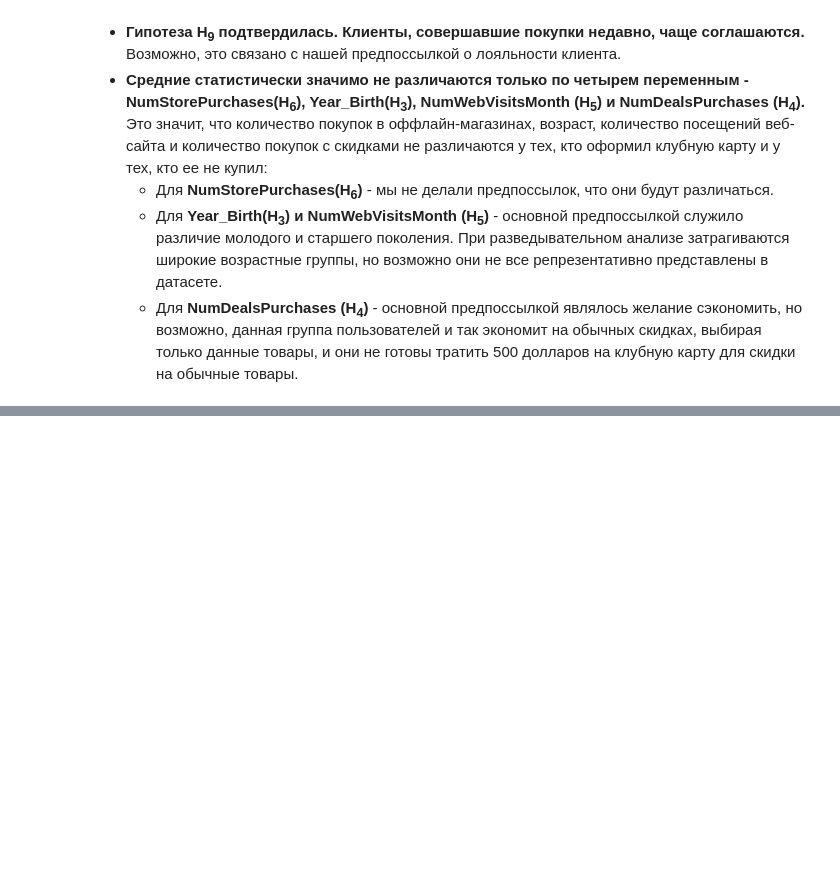
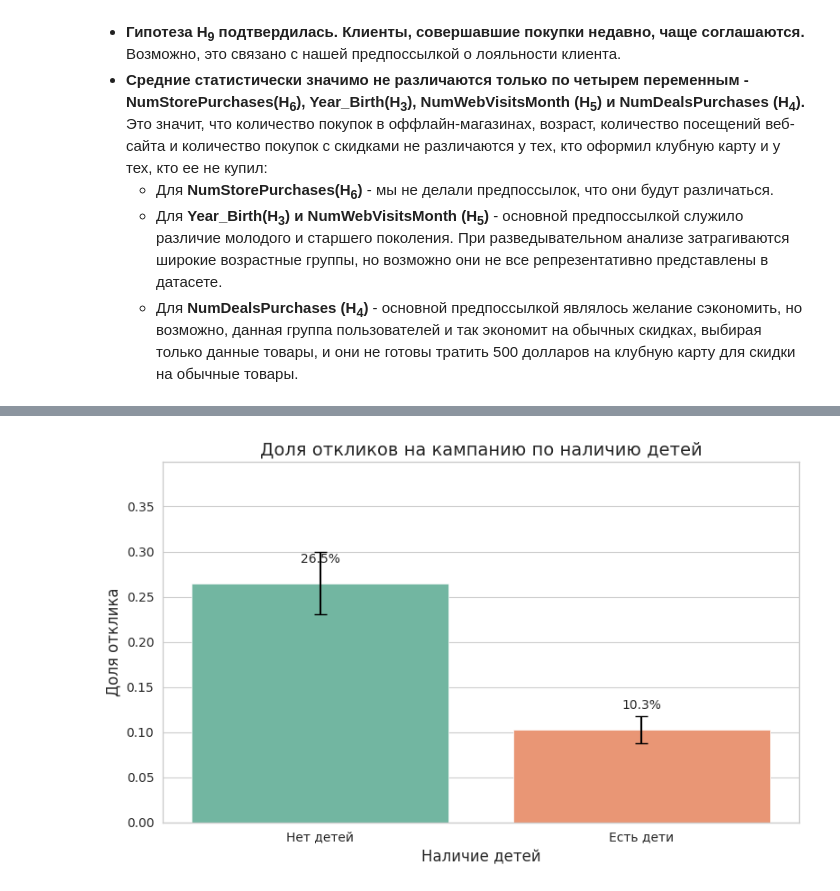
Before and after one commit to AndreyTrichev/customer-purchase-prediction, a Jupyter notebook: EDA_plus_test.ipynb, the cells around one changed output, grey strips where cells are left out. Saved outputs shown, nothing was run; the diff lists cells and outputs as text; code cells hidden in the pictures; blank space fills up the shorter version.

```diff
--- a/EDA_plus_test.ipynb
+++ b/EDA_plus_test.ipynb
@@ -1165,0 +1398,96 @@ results_df.sort_values('p-value')
+# %%
+import pandas as pd
+import numpy as np
+import seaborn as sns
+import matplotlib.pyplot as plt
+import statsmodels.formula.api as smf
+from scipy.stats import chi2_contingency
+from IPython.display import display
+
+# Если уже было числовое преобразование, просто копируем
+df['Response_numeric'] = df['Response'] if set(df['Response'].unique()) <= {0, 1} else df['Response'].map({'Купил': 1, 'Не купил': 0})
+
+# Создание бинарной переменной "Есть дети"
+df['HasChildren'] = ((df['Kidhome'] > 0) | (df['Teenhome'] > 0)).astype(int)
+
+# Проверка и очистка данных
+df_model = df[['Response_numeric', 'HasChildren']].dropna()
+
+# Проверка на наличие данных
+if df_model.empty:
+    raise ValueError("Нет данных для анализа после удаления пропусков.")
+
+# Хи-квадрат тест: таблица сопряженности
+contingency = pd.crosstab(df_model['HasChildren'], df_model['Response_numeric'], margins=True)
+contingency_pct = pd.crosstab(df_model['HasChildren'], df_model['Response_numeric'], normalize='index') * 100
+
+chi2, p_value, dof, expected = chi2_contingency(contingency.iloc[:-1, :-1])
+n = contingency.iloc[:-1, :-1].to_numpy().sum()
+phi2 = chi2 / n
+r, k = contingency.shape[0] - 1, contingency.shape[1] - 1
+cramers_v = np.sqrt(phi2 / min(r, k))
+
+# Логистическая регрессия
+logit_model = smf.logit('Response_numeric ~ HasChildren', data=df_model).fit(disp=0)
+odds_ratio = np.exp(logit_model.params['HasChildren'])
+conf = logit_model.conf_int().loc['HasChildren']
+conf_odds = np.exp(conf)
+
+# Подготовка данных для визуализации
+response_rates = df_model.groupby('HasChildren')['Response_numeric'].agg(['mean', 'count']).reset_index()
+response_rates['HasChildren'] = response_rates['HasChildren'].map({0: 'Нет детей', 1: 'Есть дети'})
+response_rates['se'] = np.sqrt(response_rates['mean'] * (1 - response_rates['mean']) / response_rates['count'])
+response_rates['ci_lower'] = response_rates['mean'] - 1.96 * response_rates['se']
+response_rates['ci_upper'] = response_rates['mean'] + 1.96 * response_rates['se']
+
+# Визуализация: столбчатая диаграмма с доверительными интервалами
+plt.figure(figsize=(8, 5))
+sns.set_style("whitegrid")
+ax = sns.barplot(x='HasChildren', y='mean', data=response_rates, palette='Set2', capsize=0.2)
+for i, row in response_rates.iterrows():
+    ax.text(i, row['mean'] + 0.02, f'{row["mean"]:.1%}', ha='center', va='bottom')
+plt.errorbar(x=response_rates.index, y=response_rates['mean'],
+             yerr=1.96 * response_rates['se'], fmt='none', c='black', capsize=5)
+plt.title('Доля откликов на кампанию по наличию детей', fontsize=14)
+plt.ylabel('Доля отклика')
+plt.xlabel('Наличие детей')
+plt.ylim(0, max(response_rates['ci_upper']) + 0.1)
+plt.tight_layout()
+plt.show()
+
+# Интерпретация результатов
+summary = {
+    "Хи-квадрат тест": {
+        "Статистика Хи-квадрат": round(chi2, 3),
+        "p-значение": round(p_value, 4),
+        "V Крамера (размер эффекта)": round(cramers_v, 3),
+        "Мин. ожидаемая частота": round(expected.min(), 2),
+        "Вывод": "Значимое отличие" if p_value < 0.05 else "Отличий не обнаружено"
+    },
+    "Логистическая регрессия": {
+        "Отношение шансов (OR)": round(odds_ratio, 3),
+        "95% ДИ OR": tuple(np.round(conf_odds, 3)),
+        "p-значение": round(logit_model.pvalues['HasChildren'], 4),
+        "Вывод": (
+            "Наличие детей статистически снижает вероятность отклика"
+            if logit_model.pvalues['HasChildren'] < 0.05 and odds_ratio < 1
+            else "Эффект отсутствует или положительный"
+        )
+    }
+}
+
+def print_summary(summary_dict):
+    for block, content in summary_dict.items():
+        print(f"\n{block}")
+        for key, value in content.items():
+            print(f"  {key}: {value}")
+
+# Вывод таблиц и интерпретации
+print("\nТаблица сопряженности (абсолютные значения):")
+display(contingency)
+
+print("\nТаблица сопряженности (в процентах):")
+display(contingency_pct.round(2))
+
+print_summary(summary)
+# %% [output]
@@ -1165,0 +1497 @@ results_df.sort_values('p-value')
+[figure, added]
```
Also changed, not shown: parts of 24 cells of this notebook.
